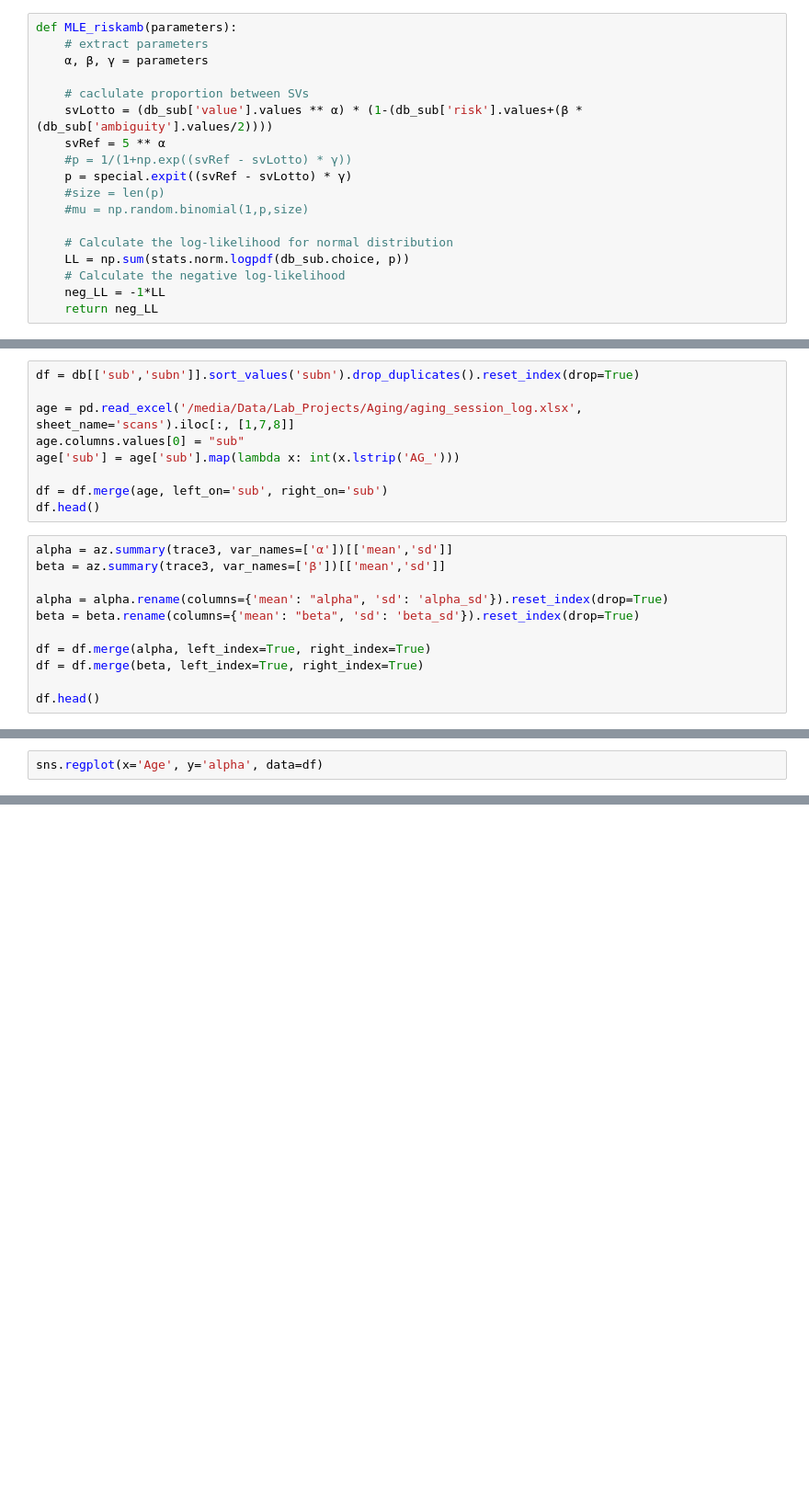
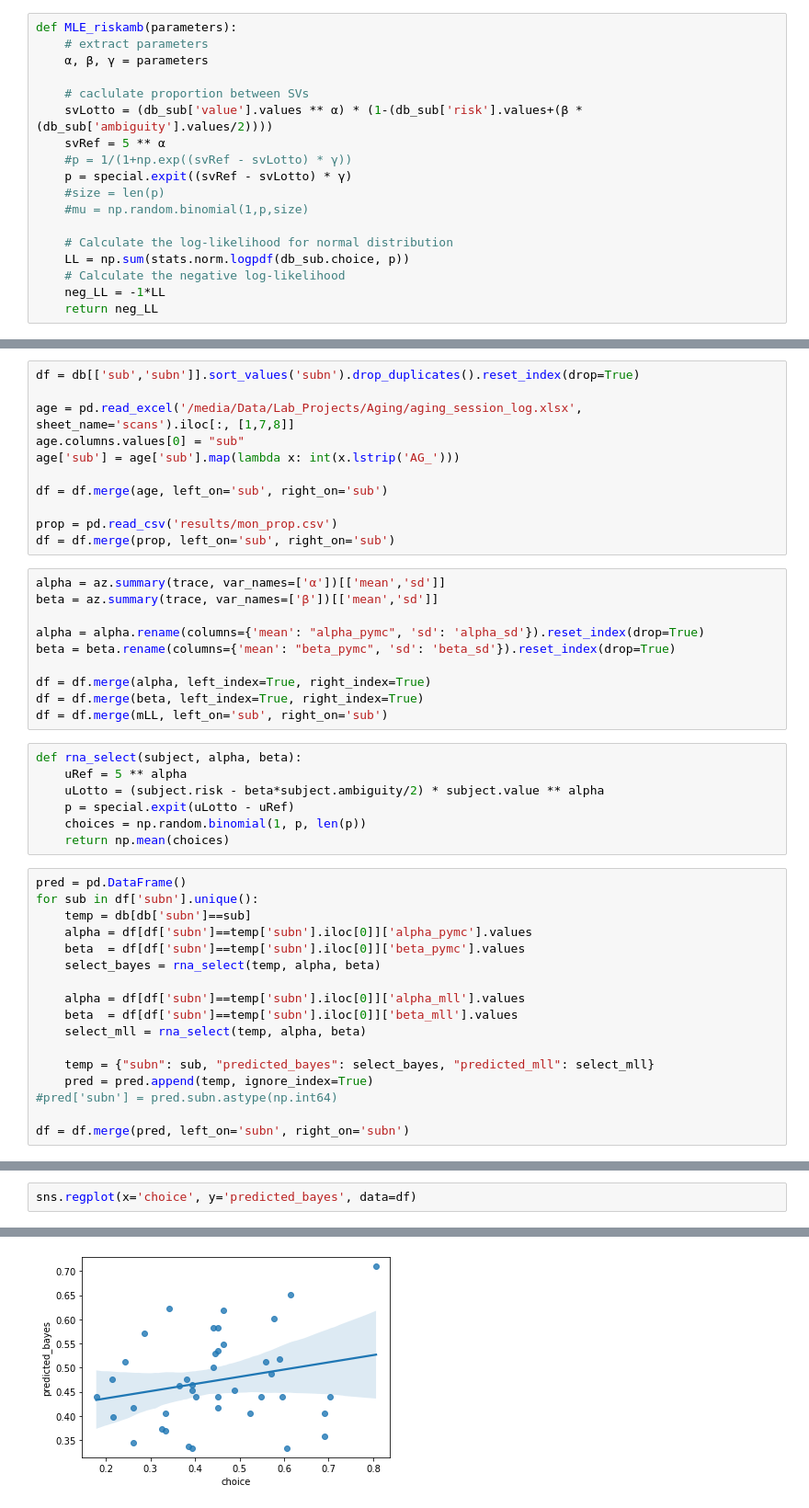
Before and after one commit to KoremNSN/Aging, a Jupyter notebook: RiskandAmbiguity/modelbased_analysis.ipynb, the cells around one changed output, grey strips where cells are left out. Shown at 92% size. Drawn from its saved outputs; the diff is of its cells as text; blank space fills up the shorter version.

```diff
--- a/RiskandAmbiguity/modelbased_analysis.ipynb
+++ b/RiskandAmbiguity/modelbased_analysis.ipynb
@@ -190,15 +138,40 @@ age.columns.values[0] = "sub"
 age['sub'] = age['sub'].map(lambda x: int(x.lstrip('AG_')))
 
 df = df.merge(age, left_on='sub', right_on='sub')
-df.head()
+
+prop = pd.read_csv('results/mon_prop.csv')
+df = df.merge(prop, left_on='sub', right_on='sub')
 # %%
-alpha = az.summary(trace3, var_names=['α'])[['mean','sd']]
-beta = az.summary(trace3, var_names=['β'])[['mean','sd']]
+alpha = az.summary(trace, var_names=['α'])[['mean','sd']]
+beta = az.summary(trace, var_names=['β'])[['mean','sd']]
 
-alpha = alpha.rename(columns={'mean': "alpha", 'sd': 'alpha_sd'}).reset_index(drop=True)
-beta = beta.rename(columns={'mean': "beta", 'sd': 'beta_sd'}).reset_index(drop=True)
+alpha = alpha.rename(columns={'mean': "alpha_pymc", 'sd': 'alpha_sd'}).reset_index(drop=True)
+beta = beta.rename(columns={'mean': "beta_pymc", 'sd': 'beta_sd'}).reset_index(drop=True)
 
 df = df.merge(alpha, left_index=True, right_index=True)
 df = df.merge(beta, left_index=True, right_index=True)
-
-df.head()
+df = df.merge(mLL, left_on='sub', right_on='sub')
+# %%
+def rna_select(subject, alpha, beta):
+    uRef = 5 ** alpha
+    uLotto = (subject.risk - beta*subject.ambiguity/2) * subject.value ** alpha
+    p = special.expit(uLotto - uRef)
+    choices = np.random.binomial(1, p, len(p))
+    return np.mean(choices)
+# %%
+pred = pd.DataFrame()
+for sub in df['subn'].unique():
+    temp = db[db['subn']==sub]
+    alpha = df[df['subn']==temp['subn'].iloc[0]]['alpha_pymc'].values
+    beta  = df[df['subn']==temp['subn'].iloc[0]]['beta_pymc'].values
+    select_bayes = rna_select(temp, alpha, beta)
+
+    alpha = df[df['subn']==temp['subn'].iloc[0]]['alpha_mll'].values
+    beta  = df[df['subn']==temp['subn'].iloc[0]]['beta_mll'].values
+    select_mll = rna_select(temp, alpha, beta)
+
+    temp = {"subn": sub, "predicted_bayes": select_bayes, "predicted_mll": select_mll}
+    pred = pred.append(temp, ignore_index=True)
+#pred['subn'] = pred.subn.astype(np.int64)
+
+df = df.merge(pred, left_on='subn', right_on='subn')
@@ -205,2 +196,3 @@ df.head()
 # %%
-sns.regplot(x='Age', y='alpha', data=df)
+sns.regplot(x='choice', y='predicted_bayes', data=df)
+# %% [output]
@@ -207 +200,2 @@ sns.regplot(x='Age', y='alpha', data=df)
+[figure, added]
 # %%
```
Also changed, not shown: parts of 29 cells of this notebook, 14 other files.
